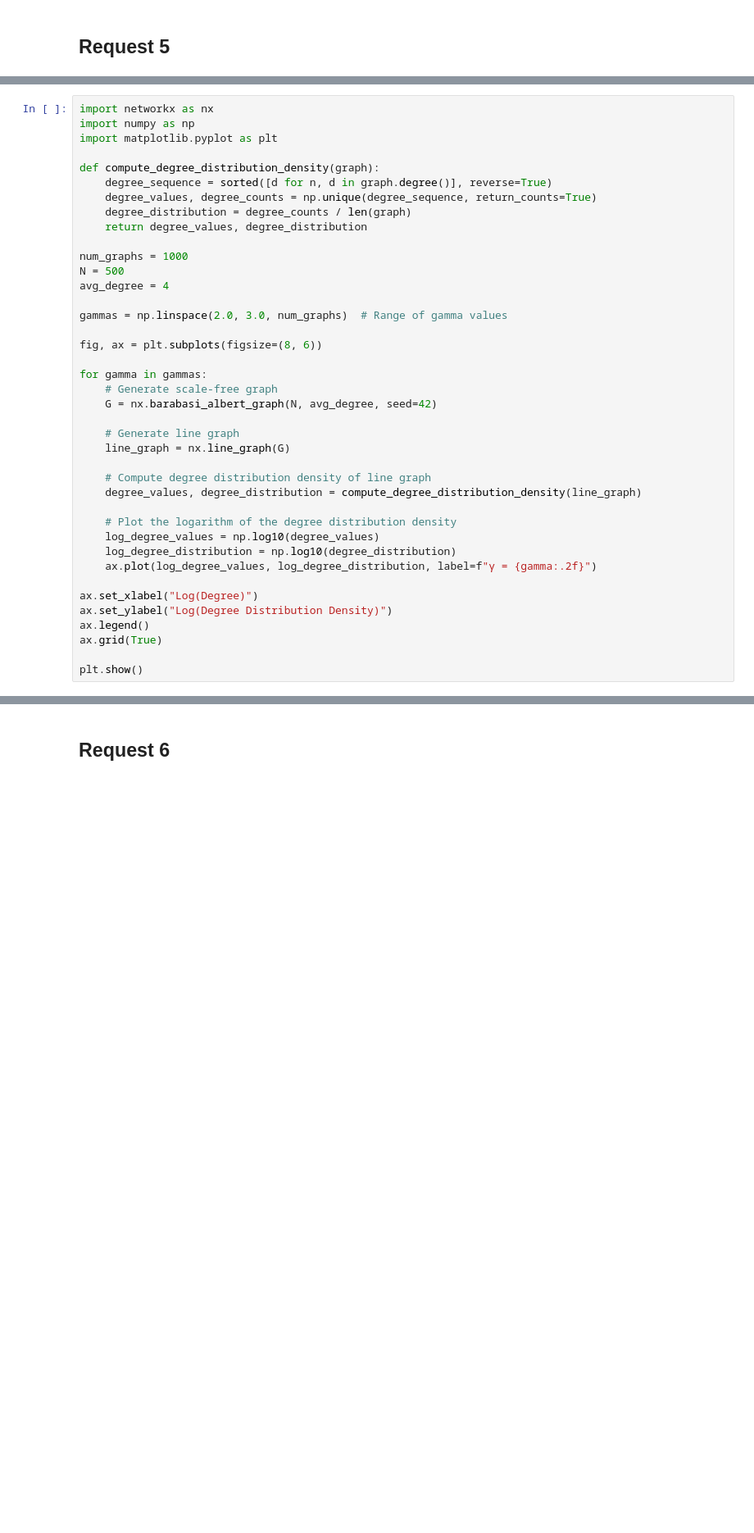
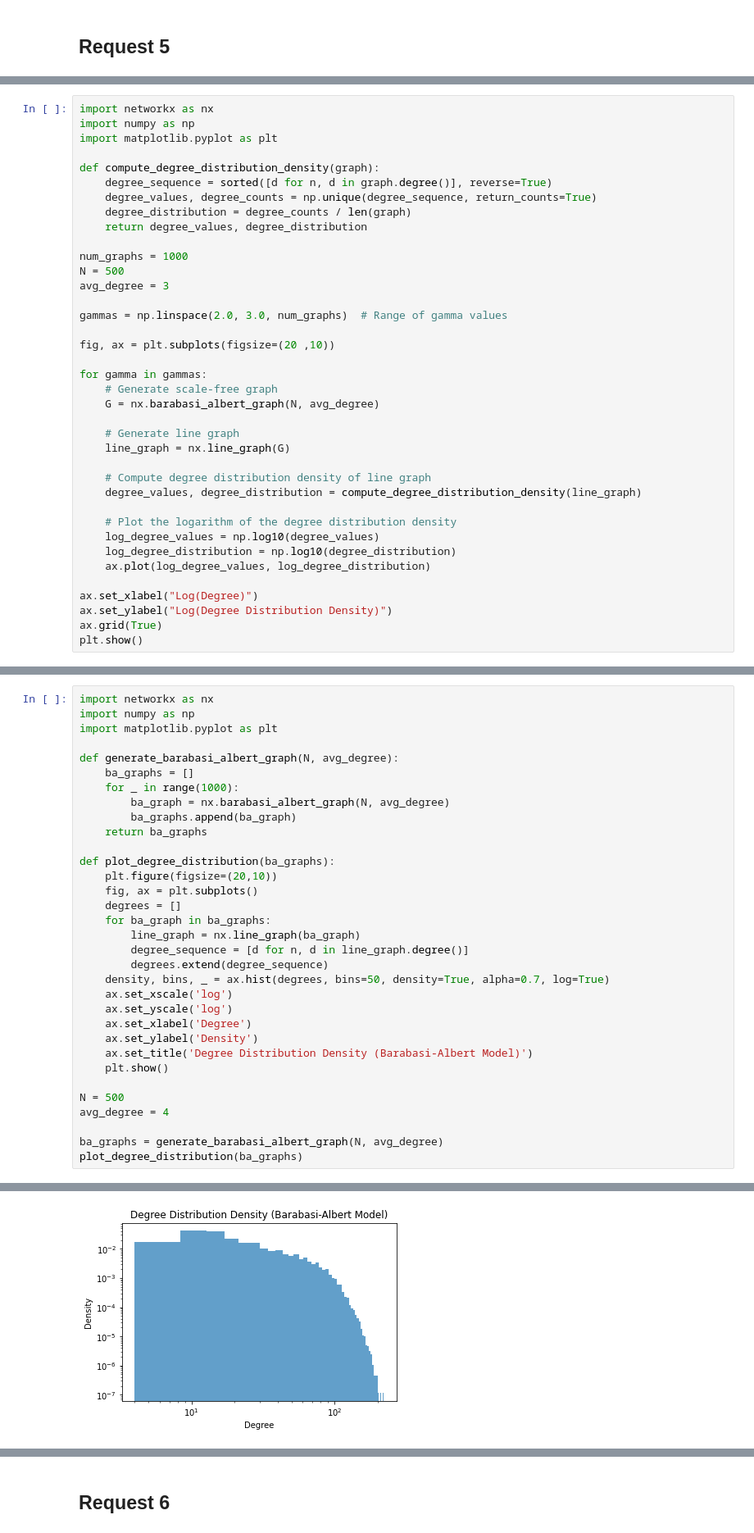
Before and after one commit to ngnma/Simulation-Project, a Jupyter notebook: sim_project.ipynb, the cells around one changed output, grey strips where cells are left out. Shown at 82% size. Saved outputs shown, nothing was run; the diff lists cells and outputs as text; blank space fills up the shorter version.

```diff
--- a/sim_project.ipynb
+++ b/sim_project.ipynb
@@ -657,15 +496,15 @@ def compute_degree_distribution_density(graph):
 
 num_graphs = 1000
 N = 500
-avg_degree = 4
+avg_degree = 3
 
 gammas = np.linspace(2.0, 3.0, num_graphs)  # Range of gamma values
 
-fig, ax = plt.subplots(figsize=(8, 6))
+fig, ax = plt.subplots(figsize=(20 ,10))
 
 for gamma in gammas:
     # Generate scale-free graph
-    G = nx.barabasi_albert_graph(N, avg_degree, seed=42)
+    G = nx.barabasi_albert_graph(N, avg_degree)
 
     # Generate line graph
     line_graph = nx.line_graph(G)
@@ -676,12 +515,10 @@ for gamma in gammas:
     # Plot the logarithm of the degree distribution density
     log_degree_values = np.log10(degree_values)
     log_degree_distribution = np.log10(degree_distribution)
-    ax.plot(log_degree_values, log_degree_distribution, label=f"γ = {gamma:.2f}")
+    ax.plot(log_degree_values, log_degree_distribution)
 
 ax.set_xlabel("Log(Degree)")
 ax.set_ylabel("Log(Degree Distribution Density)")
-ax.legend()
 ax.grid(True)
-
 plt.show()
 # %% [output]
@@ -756,0 +551,34 @@ draw_distributions_sf()
+# %%
+import networkx as nx
+import numpy as np
+import matplotlib.pyplot as plt
+
+def generate_barabasi_albert_graph(N, avg_degree):
+    ba_graphs = []
+    for _ in range(1000):
+        ba_graph = nx.barabasi_albert_graph(N, avg_degree)
+        ba_graphs.append(ba_graph)
+    return ba_graphs
+
+def plot_degree_distribution(ba_graphs):
+    plt.figure(figsize=(20,10))
+    fig, ax = plt.subplots()
+    degrees = []
+    for ba_graph in ba_graphs:
+        line_graph = nx.line_graph(ba_graph)
+        degree_sequence = [d for n, d in line_graph.degree()]
+        degrees.extend(degree_sequence)
+    density, bins, _ = ax.hist(degrees, bins=50, density=True, alpha=0.7, log=True)
+    ax.set_xscale('log')
+    ax.set_yscale('log')
+    ax.set_xlabel('Degree')
+    ax.set_ylabel('Density')
+    ax.set_title('Degree Distribution Density (Barabasi-Albert Model)')
+    plt.show()
+
+N = 500
+avg_degree = 4
+
+ba_graphs = generate_barabasi_albert_graph(N, avg_degree)
+plot_degree_distribution(ba_graphs)
+# %% [output]
@@ -756,0 +586 @@ draw_distributions_sf()
+[figure, added]
```
Also changed, not shown: parts of 12 cells of this notebook.
